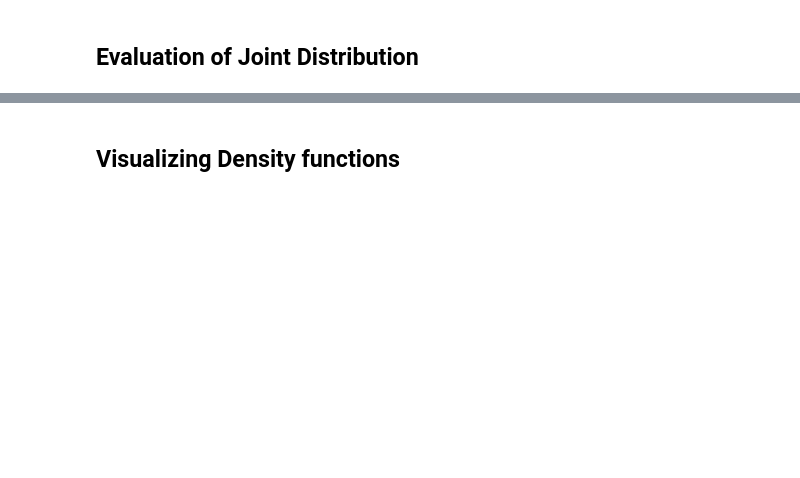
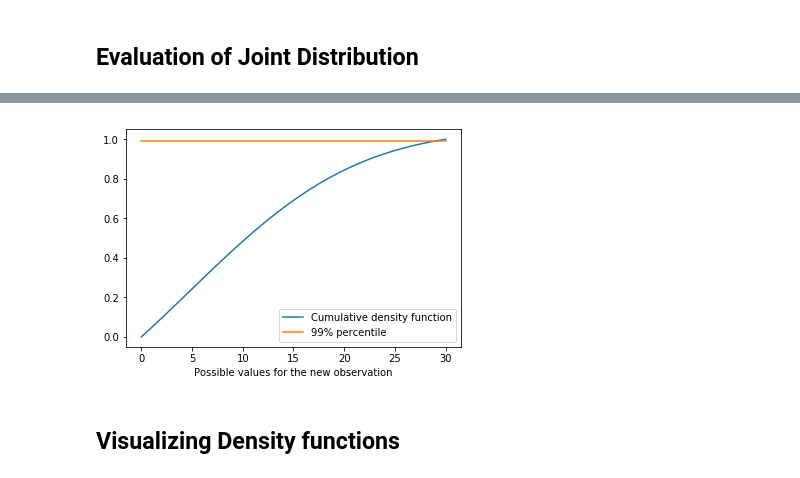
Before and after one commit to fnozarian/Anti-doping-analysis, a Jupyter notebook: EDA V2.0.ipynb, the cells around one changed output, grey strips where cells are left out. Cells and saved outputs as stored; diff of their text form; code cells hidden in the pictures; blank space fills up the shorter version.

```diff
--- a/EDA V2.0.ipynb
+++ b/EDA V2.0.ipynb
@@ -201,2 +197,10 @@ plt.plot(params, cdf_x)
+# %%
+cdf_points = [cdf(x, pdf_area, interpolated_pdf) for x in possible_new_observation]
+plt.plot(possible_new_observation, cdf_points, label="Cumulative density function")
+plt.plot(possible_new_observation, np.repeat([.99], 30), label="99% percentile")
+plt.xlabel("Possible values for the new observation")
+plt.legend();
+# %% [output]
+[figure, added]
 # %% [markdown]
 ## Visualizing Density functions
```
Also changed, not shown: parts of 15 cells of this notebook.
